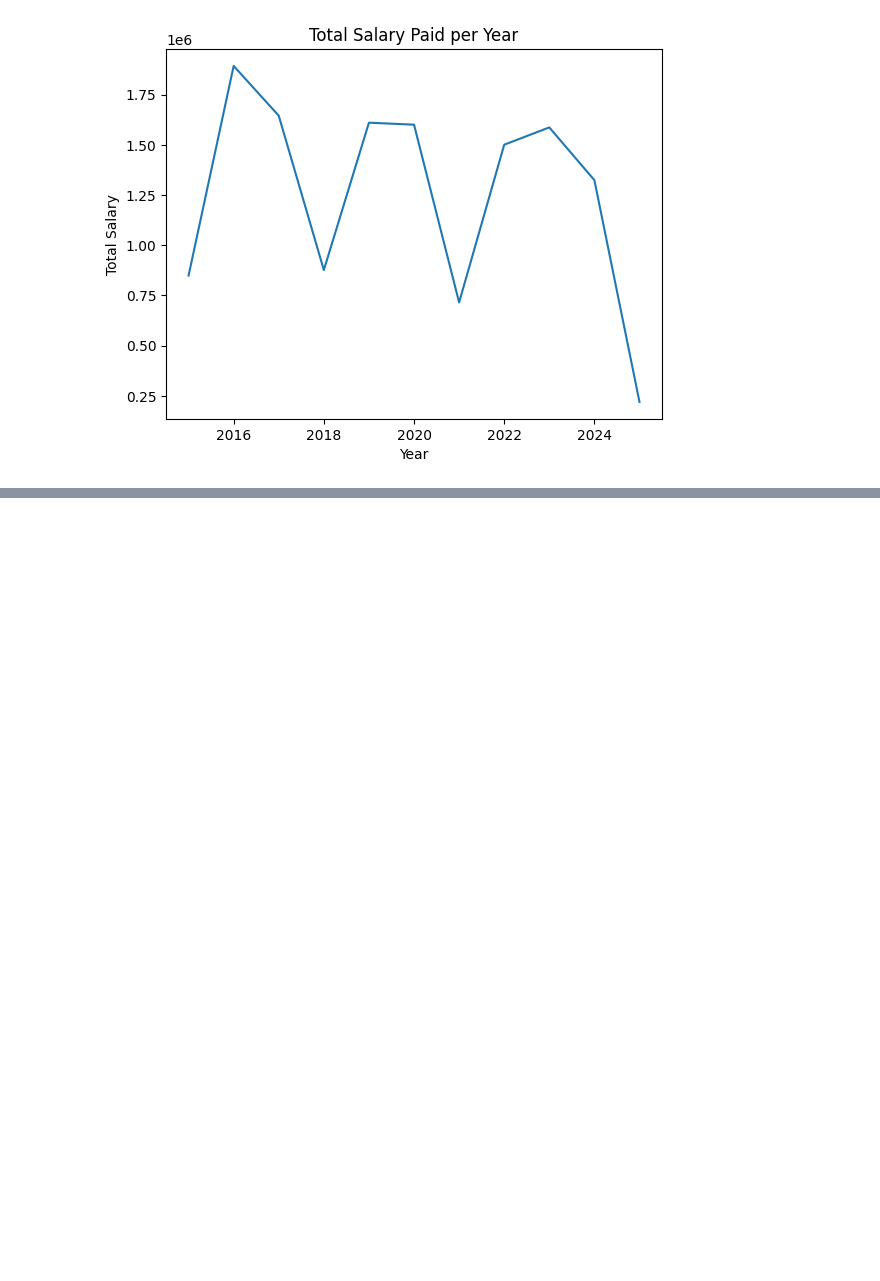
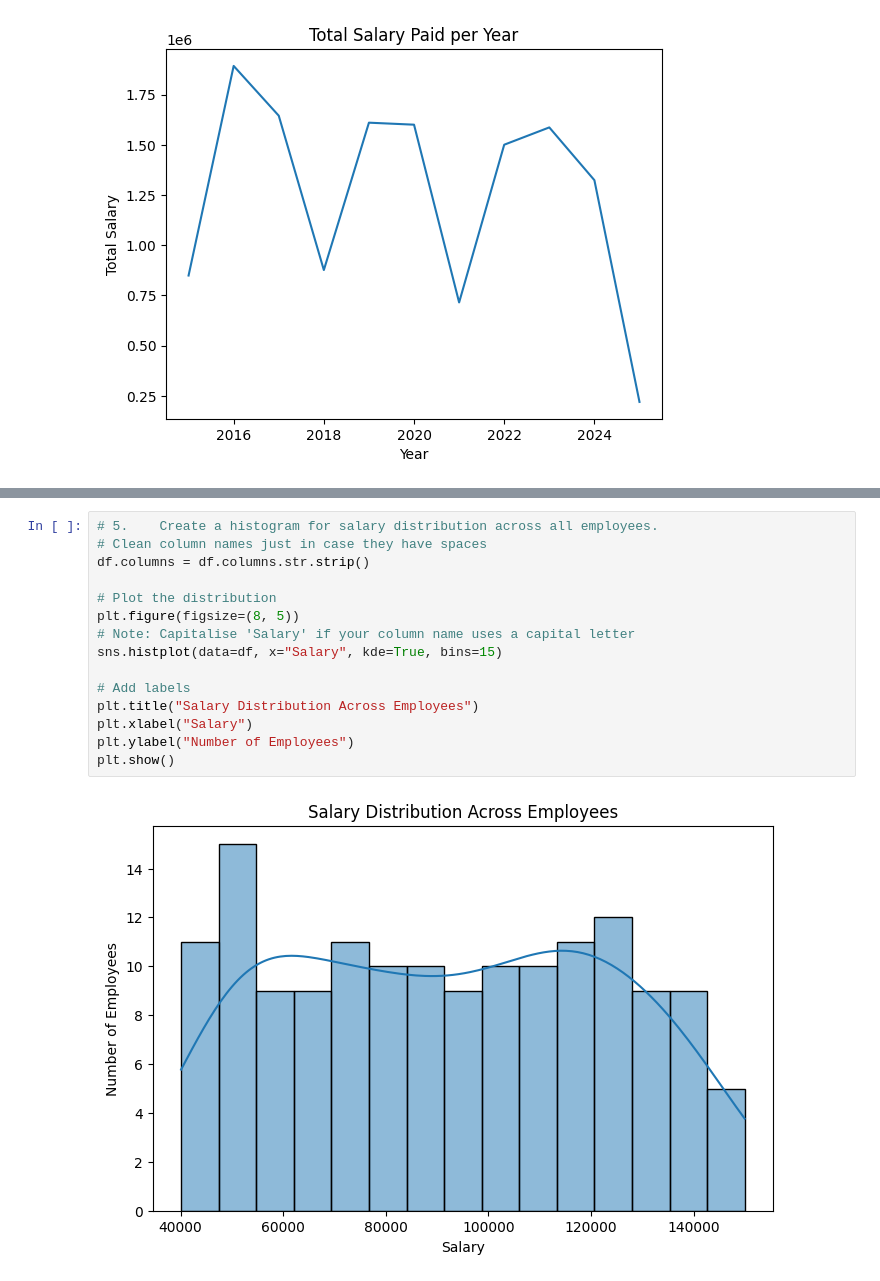
Before and after one commit to vaishnaviPatil1111/Python, a Jupyter notebook: Python_Pandas.ipynb, the cells around one changed output, grey strips where cells are left out. Saved outputs shown, nothing was run; the diff lists cells and outputs as text; blank space fills up the shorter version.

```diff
--- a/Python_Pandas.ipynb
+++ b/Python_Pandas.ipynb
@@ -3158,0 +3166,17 @@ Text(0, 0.5, 'Total Salary')
+# %%
+# 5.	Create a histogram for salary distribution across all employees.
+# Clean column names just in case they have spaces
+df.columns = df.columns.str.strip()
+
+# Plot the distribution
+plt.figure(figsize=(8, 5))
+# Note: Capitalise 'Salary' if your column name uses a capital letter
+sns.histplot(data=df, x="Salary", kde=True, bins=15)
+
+# Add labels
+plt.title("Salary Distribution Across Employees")
+plt.xlabel("Salary")
+plt.ylabel("Number of Employees")
+plt.show()
+# %% [output]
+[figure, added]
```
Also changed, not shown: parts of 4 cells of this notebook.
